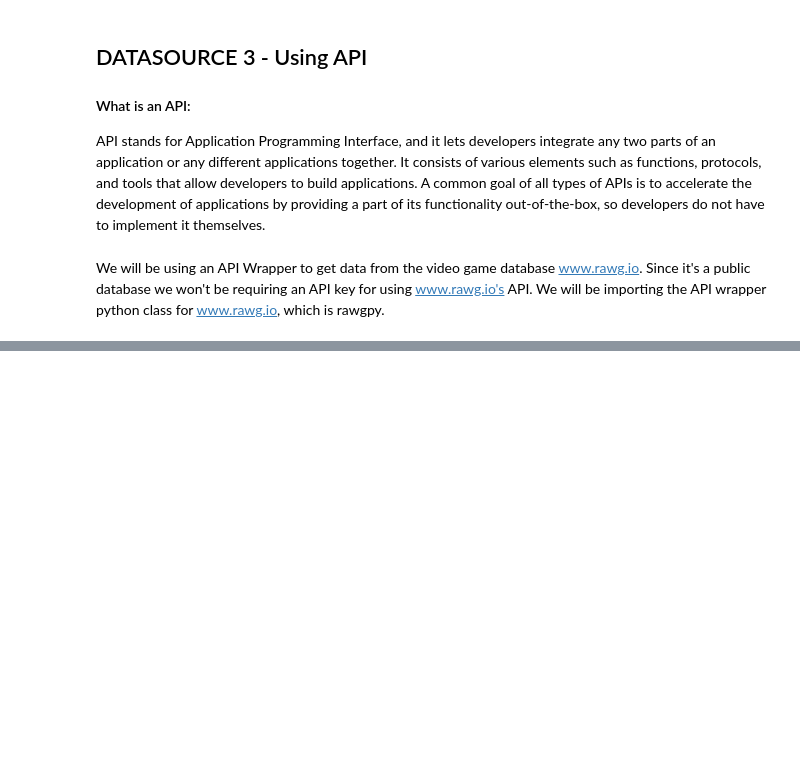
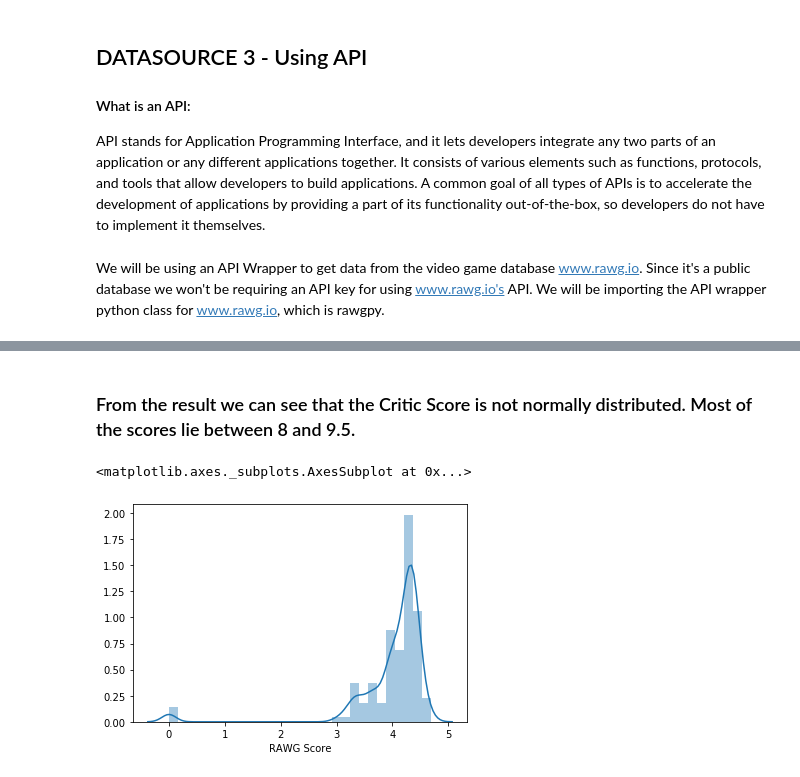
Before and after one commit to ashwinjohn3/WebScrapingOriginal, a Jupyter notebook: Assignment1.ipynb, the cells around one changed output, grey strips where cells are left out. Cells and saved outputs as stored; diff of their text form; code cells hidden in the pictures; blank space fills up the shorter version.

```diff
--- a/Assignment1.ipynb
+++ b/Assignment1.ipynb
@@ -315,0 +443,8 @@ result
+# %% [markdown]
+### From the result we can see that the Critic Score is not normally distributed. Most of the scores lie between 8 and 9.5.
+# %%
+rawg_score = gameData['RAWG Score']dfj
+sns.distplot(rawg_score)
+# %% [output]
+<matplotlib.axes._subplots.AxesSubplot at 0x...>
+[figure, added]
```
Also changed, not shown: parts of 40 cells of this notebook.
